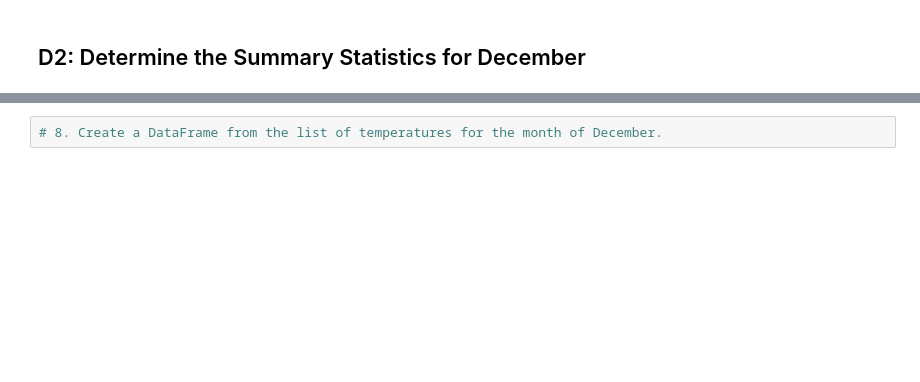
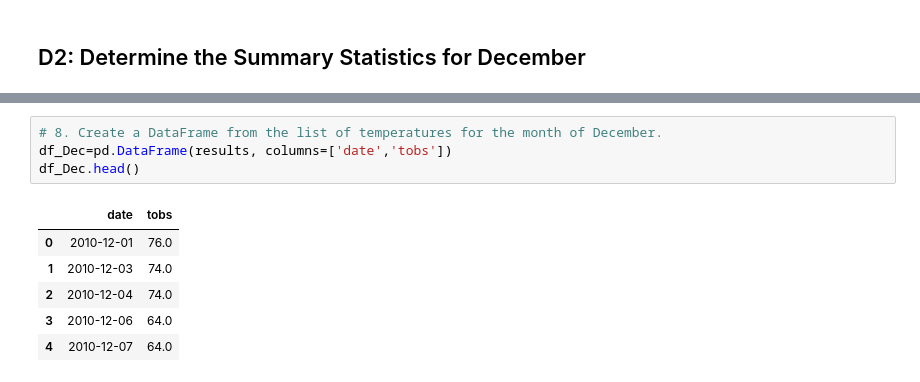
Before and after one commit to roomasa/surfs_up, a Jupyter notebook: SurfsUp_Challenge.ipynb, the cells around one changed output, grey strips where cells are left out. Drawn from its saved outputs; the diff is of its cells as text; blank space fills up the shorter version.

```diff
--- a/SurfsUp_Challenge.ipynb
+++ b/SurfsUp_Challenge.ipynb
@@ -71,4 +73,13 @@ df_June.describe()
 # %%
 # 8. Create a DataFrame from the list of temperatures for the month of December.
+df_Dec=pd.DataFrame(results, columns=['date','tobs'])
+df_Dec.head()
+# %% [output]
+|  | date | tobs |
+| 0 | 2010-12-01 | 76.0 |
+| 1 | 2010-12-03 | 74.0 |
+| 2 | 2010-12-04 | 74.0 |
+| 3 | 2010-12-06 | 64.0 |
+| 4 | 2010-12-07 | 64.0 |
 # %%
 # 9. Calculate and print out the summary statistics for the Decemeber temperature DataFrame.
```
Also changed, not shown: parts of 7 cells of this notebook.
